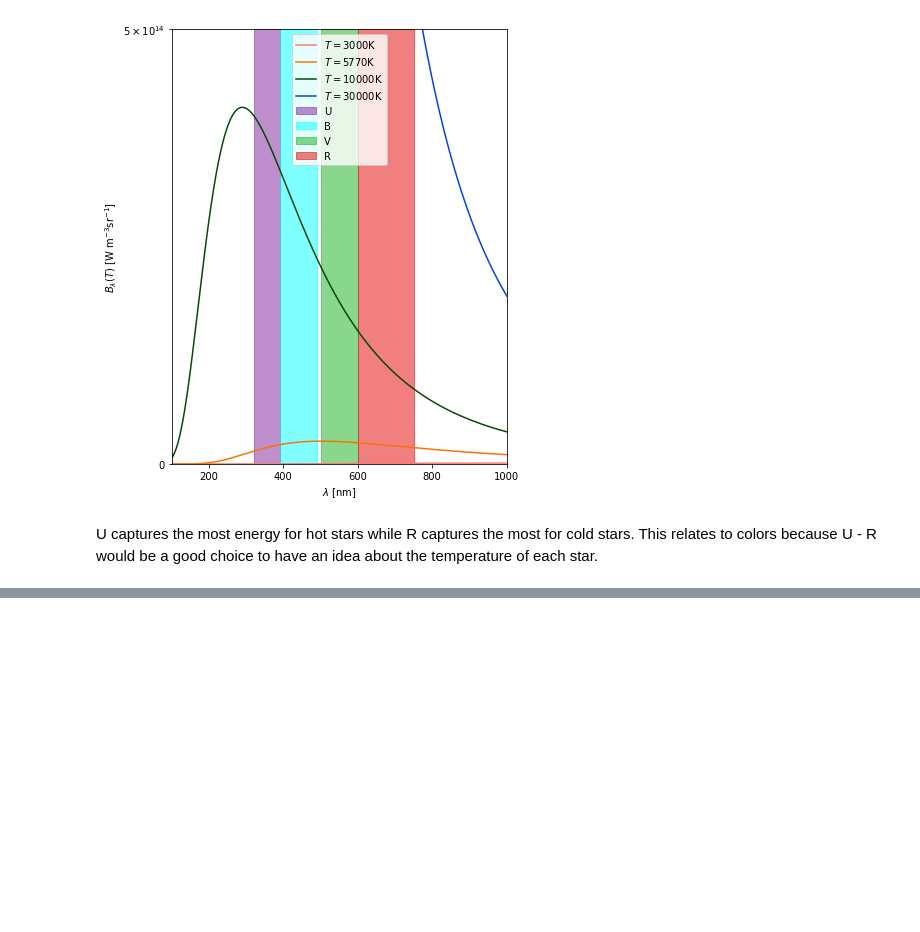
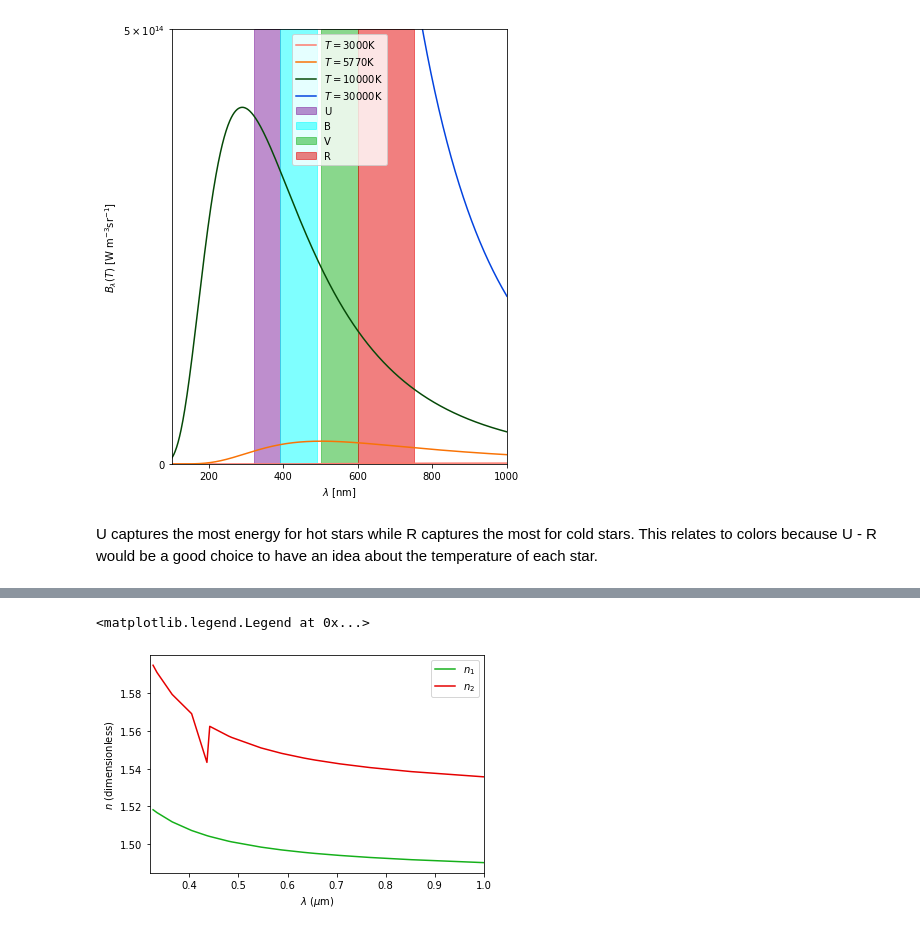
Before and after one commit to migueldeloreto/observacional, a Jupyter notebook: tarefa_1_observacional.ipynb, the cells around one changed output, grey strips where cells are left out. Saved outputs shown, nothing was run; the diff lists cells and outputs as text; code cells hidden in the pictures; blank space fills up the shorter version.

```diff
--- a/tarefa_1_observacional.ipynb
+++ b/tarefa_1_observacional.ipynb
@@ -165,0 +188,15 @@ U captures the most energy for hot stars while R captures the most for cold star
+# %%
+wl_vidros= [0.326106,0.334148, 0.365015, 0.404656,0.435835,0.44157, 0.47999, 0.48613, 0.54607, 0.58756, 0.58929, 0.6328, 0.64385, 0.65627, 0.70652, 0.76819, 0.85211, 1.01398]
+n_s_flp51y= [1.51826, 1.51673, 1.51185, 1.50727, 1.50455, 1.50412, 1.50160, 1.50126, 1.49847, 1.49700, 1.49695, 1.49571, 1.49543, 1.49513, 1.49407, 1.49299, 1.49182, 1.49011]
+n_pbl1y=[1.59476, 1.59092, 1.57931, 1.56911, 1.54333, 1.56242, 1.55725, 1.55655, 1.55099, 1.54814, 1.54804, 1.54566, 1.54513, 1.54456, 1.54256, 1.54058, 1.53845, 1.53542]
+
+plt.plot(wl_vidros, n_s_flp51y, color='xkcd:green', label=r'$n_1$')
+plt.plot(wl_vidros, n_pbl1y, color='xkcd:red', label=r'$n_2$')
+plt.xticks(np.arange(0.3, 1.1, 0.1))
+plt.xlim([0.319, 1.001])
+plt.xlabel(r'$\lambda$ ($\mu$m)')
+plt.ylabel(r'$n$ (dimensionless)')
+plt.legend()
+# %% [output]
+<matplotlib.legend.Legend at 0x...>
+[figure, added]
```
Also changed, not shown: parts of 5 cells of this notebook.
